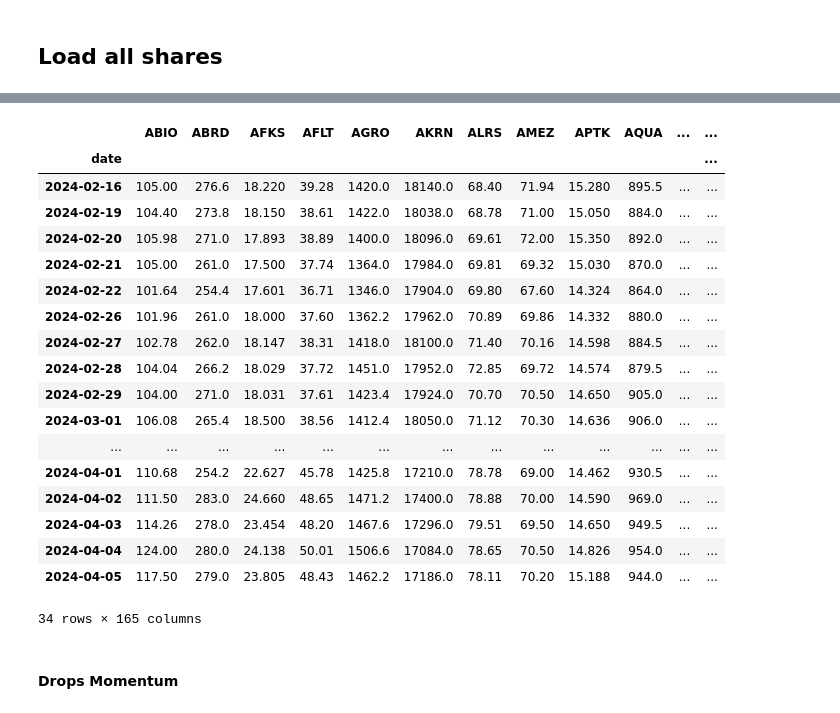
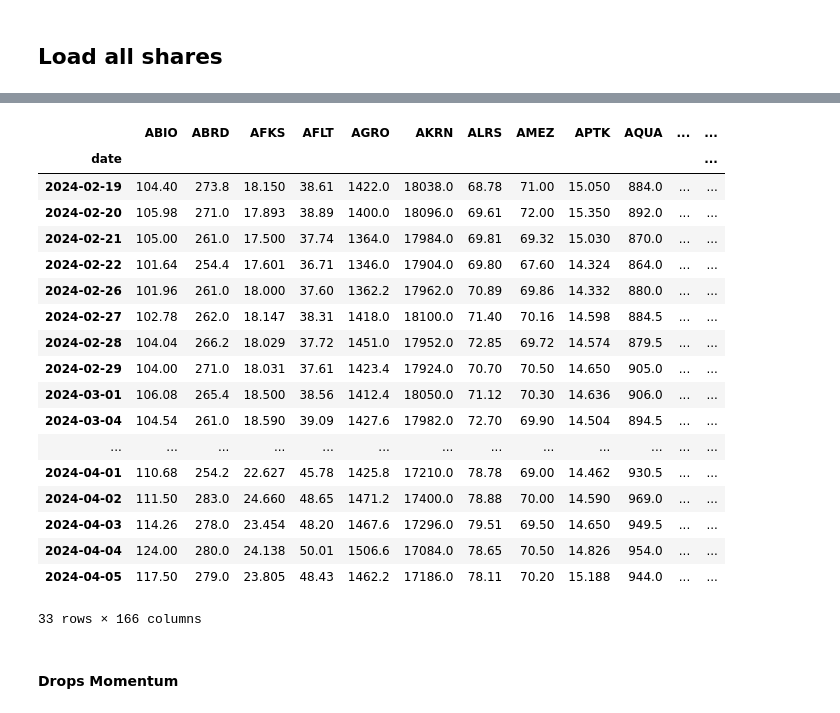
Before and after one commit to s-agapov/QuantMod, a Jupyter notebook: TP/Shares/05-Tink Momentum.ipynb, the cells around one changed output, grey strips where cells are left out. Saved outputs shown, nothing was run; the diff lists cells and outputs as text; code cells hidden in the pictures.

```diff
--- a/TP/Shares/05-Tink Momentum.ipynb
+++ b/TP/Shares/05-Tink Momentum.ipynb
@@ -299,12 +258,11 @@ ZILLP
 # %%
-prices_path = Path(TINK_DATA, 'portfolio_prices.csv')
+prices_path = Path(TINK_DATA, 'Cache', 'portfolio_prices.csv')
 with open(prices_path) as f:
     df_full = pd.read_csv(prices_path, index_col='date')
 df_full
 # %% [output]
 |  | ABIO | ABRD | AFKS | AFLT | AGRO | AKRN | ALRS | AMEZ | APTK | AQUA | ... | ... |
 | date |  |  |  |  |  |  |  |  |  |  |  | ... |
-| 2024-02-16 | 105.00 | 276.6 | 18.220 | 39.28 | 1420.0 | 18140.0 | 68.40 | 71.94 | 15.280 | 895.5 | ... | ... |
 | 2024-02-19 | 104.40 | 273.8 | 18.150 | 38.61 | 1422.0 | 18038.0 | 68.78 | 71.00 | 15.050 | 884.0 | ... | ... |
 | 2024-02-20 | 105.98 | 271.0 | 17.893 | 38.89 | 1400.0 | 18096.0 | 69.61 | 72.00 | 15.350 | 892.0 | ... | ... |
 | 2024-02-21 | 105.00 | 261.0 | 17.500 | 37.74 | 1364.0 | 17984.0 | 69.81 | 69.32 | 15.030 | 870.0 | ... | ... |
@@ -314,13 +272,14 @@ df_full
 | 2024-02-28 | 104.04 | 266.2 | 18.029 | 37.72 | 1451.0 | 17952.0 | 72.85 | 69.72 | 14.574 | 879.5 | ... | ... |
 | 2024-02-29 | 104.00 | 271.0 | 18.031 | 37.61 | 1423.4 | 17924.0 | 70.70 | 70.50 | 14.650 | 905.0 | ... | ... |
 | 2024-03-01 | 106.08 | 265.4 | 18.500 | 38.56 | 1412.4 | 18050.0 | 71.12 | 70.30 | 14.636 | 906.0 | ... | ... |
+| 2024-03-04 | 104.54 | 261.0 | 18.590 | 39.09 | 1427.6 | 17982.0 | 72.70 | 69.90 | 14.504 | 894.5 | ... | ... |
 | ... | ... | ... | ... | ... | ... | ... | ... | ... | ... | ... | ... | ... |
 | 2024-04-01 | 110.68 | 254.2 | 22.627 | 45.78 | 1425.8 | 17210.0 | 78.78 | 69.00 | 14.462 | 930.5 | ... | ... |
 | 2024-04-02 | 111.50 | 283.0 | 24.660 | 48.65 | 1471.2 | 17400.0 | 78.88 | 70.00 | 14.590 | 969.0 | ... | ... |
 | 2024-04-03 | 114.26 | 278.0 | 23.454 | 48.20 | 1467.6 | 17296.0 | 79.51 | 69.50 | 14.650 | 949.5 | ... | ... |
 | 2024-04-04 | 124.00 | 280.0 | 24.138 | 50.01 | 1506.6 | 17084.0 | 78.65 | 70.50 | 14.826 | 954.0 | ... | ... |
 | 2024-04-05 | 117.50 | 279.0 | 23.805 | 48.43 | 1462.2 | 17186.0 | 78.11 | 70.20 | 15.188 | 944.0 | ... | ... |
-34 rows × 165 columns
+33 rows × 166 columns
 # %% [markdown]
 #### Drops Momentum
 # %%
```
Also changed, not shown: parts of 14 cells of this notebook, 4 other files.
